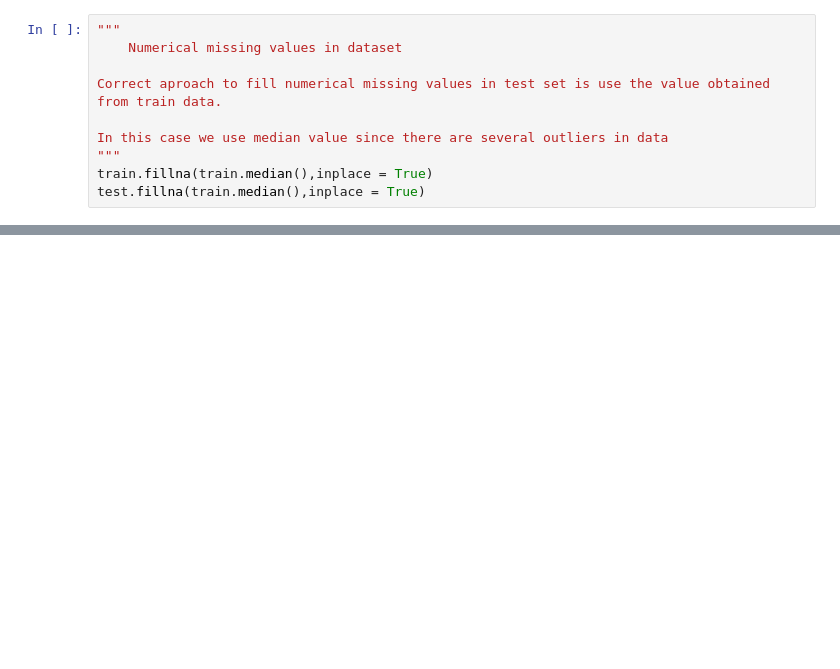
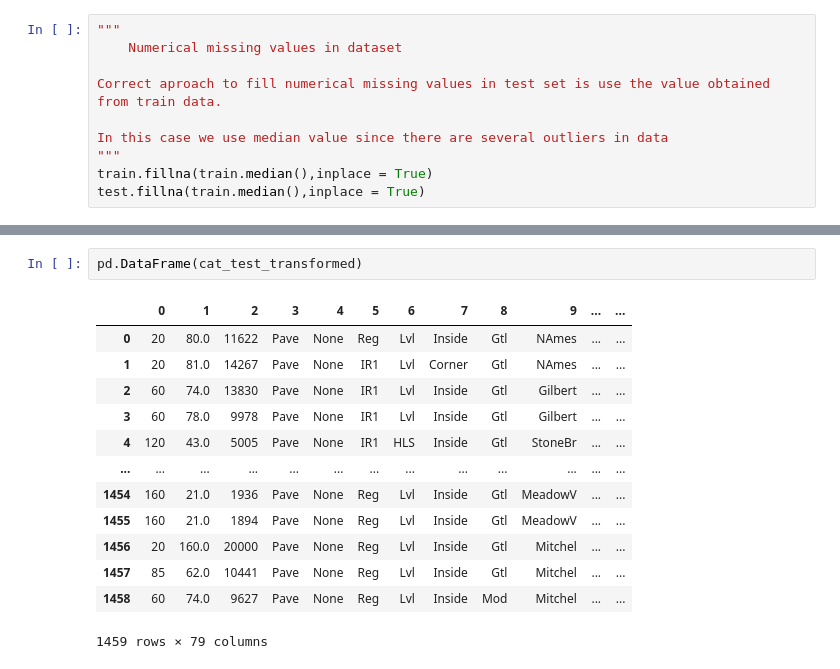
Before and after one commit to nicolasbuitragob/house_prices_kaggle, a Jupyter notebook: house_prices.ipynb, the cells around one changed output, grey strips where cells are left out. Saved outputs shown, nothing was run; the diff lists cells and outputs as text; blank space fills up the shorter version.

```diff
--- a/house_prices.ipynb
+++ b/house_prices.ipynb
@@ -167,0 +170,16 @@ one_enc_train
+# %%
+pd.DataFrame(cat_test_transformed)
+# %% [output]
+|  | 0 | 1 | 2 | 3 | 4 | 5 | 6 | 7 | 8 | 9 | ... | ... |
+| 0 | 20 | 80.0 | 11622 | Pave | None | Reg | Lvl | Inside | Gtl | NAmes | ... | ... |
+| 1 | 20 | 81.0 | 14267 | Pave | None | IR1 | Lvl | Corner | Gtl | NAmes | ... | ... |
+| 2 | 60 | 74.0 | 13830 | Pave | None | IR1 | Lvl | Inside | Gtl | Gilbert | ... | ... |
+| 3 | 60 | 78.0 | 9978 | Pave | None | IR1 | Lvl | Inside | Gtl | Gilbert | ... | ... |
+| 4 | 120 | 43.0 | 5005 | Pave | None | IR1 | HLS | Inside | Gtl | StoneBr | ... | ... |
+| ... | ... | ... | ... | ... | ... | ... | ... | ... | ... | ... | ... | ... |
+| 1454 | 160 | 21.0 | 1936 | Pave | None | Reg | Lvl | Inside | Gtl | MeadowV | ... | ... |
+| 1455 | 160 | 21.0 | 1894 | Pave | None | Reg | Lvl | Inside | Gtl | MeadowV | ... | ... |
+| 1456 | 20 | 160.0 | 20000 | Pave | None | Reg | Lvl | Inside | Gtl | Mitchel | ... | ... |
+| 1457 | 85 | 62.0 | 10441 | Pave | None | Reg | Lvl | Inside | Gtl | Mitchel | ... | ... |
+| 1458 | 60 | 74.0 | 9627 | Pave | None | Reg | Lvl | Inside | Mod | Mitchel | ... | ... |
+1459 rows × 79 columns
```
Also changed, not shown: parts of 6 cells of this notebook, 1 other file.
